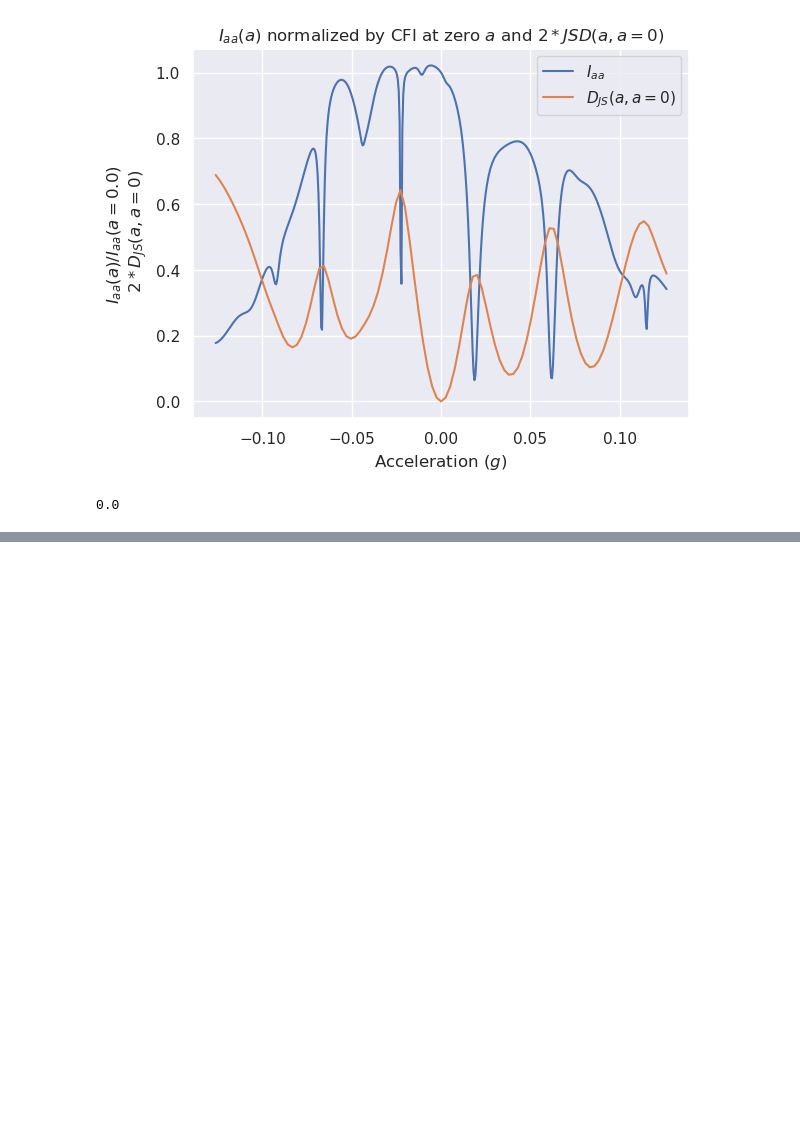
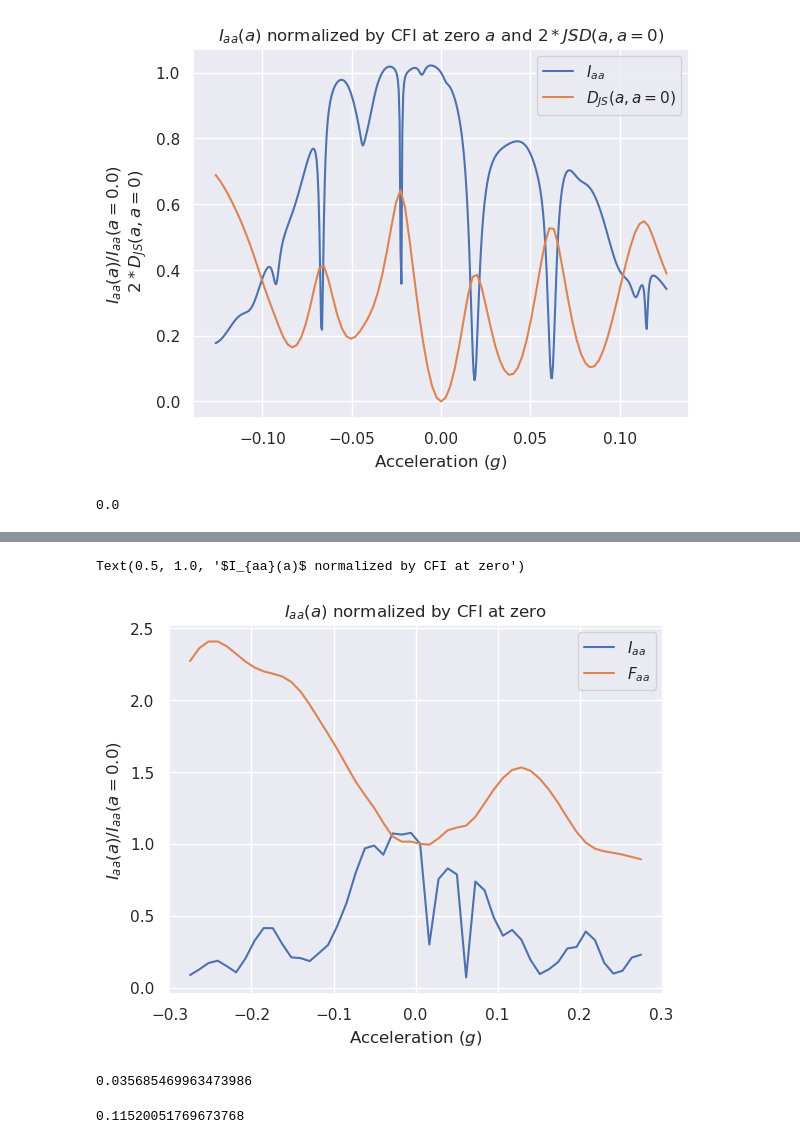
Before and after one commit to rootware/lattice_evolution, a Jupyter notebook: Python/JSD Plots.ipynb, the cells around one changed output, grey strips where cells are left out. Saved outputs shown, nothing was run; the diff lists cells and outputs as text; code cells hidden in the pictures; blank space fills up the shorter version.

```diff
--- a/Python/JSD Plots.ipynb
+++ b/Python/JSD Plots.ipynb
@@ -717,0 +735,17 @@ cfi_data[250,2]
+# %%
+cfi_data = np.loadtxt("../testing_cfi/test_longer_withqfi.txt")
+cfi_data  = cfi_data[ np.lexsort((cfi_data[:,1],cfi_data[:,0])) ]
+plt.plot(cfi_data[475:525,2]*(accUnit/g), cfi_data[475:525,4]/cfi_data[500,4], label="$I_{aa}$")
+plt.plot(cfi_data[475:525,2]*(accUnit/g), cfi_data[475:525,5]/cfi_data[500,5], label="$F_{aa}$")
+
+plt.ylabel("$I_{aa}(a)/I_{aa}(a=0.0)$")
+plt.xlabel("Acceleration $(g)$")
+plt.legend()
+plt.title("$I_{aa}(a)$ normalized by CFI at zero")
+# %% [output]
+Text(0.5, 1.0, '$I_{aa}(a)$ normalized by CFI at zero')
+[figure, added]
+# %%
+0.2*g/accUnit
+# %% [output]
+0.035685469963473986
@@ -717,0 +755,4 @@ cfi_data[250,2]
+# %%
+a_s*accUnit/g
+# %% [output]
+0.11520051769673768
```
Also changed, not shown: parts of 6 cells of this notebook, 6 other files.
